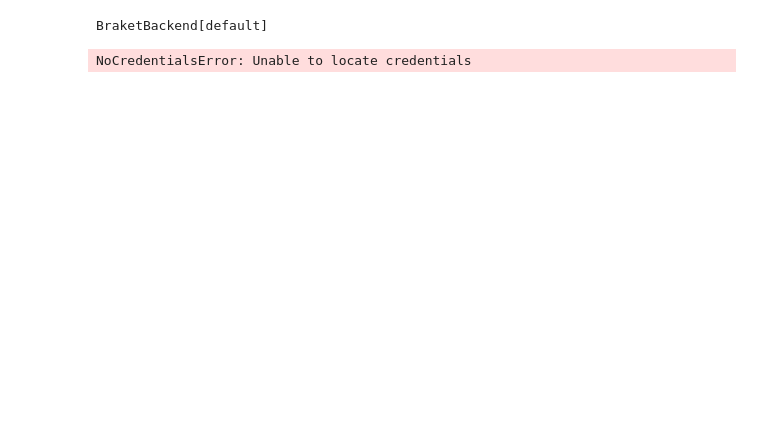
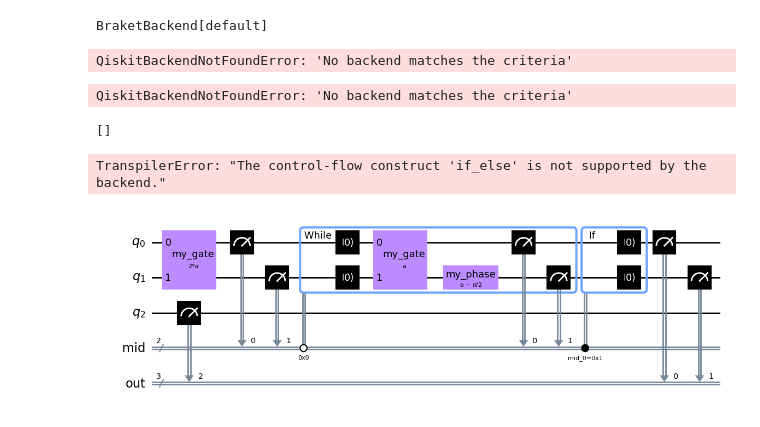
Before and after one commit to Lung-Yi/qmg, a Jupyter notebook: test_development/16_aws_backend_test.ipynb, the cells around one changed output. Cells and saved outputs as stored; diff of their text form; code cells hidden in the pictures; blank space fills up the shorter version.

```diff
--- a/test_development/16_aws_backend_test.ipynb
+++ b/test_development/16_aws_backend_test.ipynb
@@ -25,15 +27,19 @@ local_simulator
 # %% [output]
 BraketBackend[default]
 # %%
-from qiskit_braket_provider import AWSBraketProvider
+from qiskit_braket_provider import BraketProvider
 
-provider = AWSBraketProvider()
+provider = BraketProvider()
 
 # devices
-ionq_device = provider.get_backend("IonQ Device")
+# ionq_device = provider.get_backend("IonQ Device")
 
 rigetti_device = provider.get_backend("Aspen-M-1")
 
 oqc_device = provider.get_backend("Lucy")
 # %% [output]
-NoCredentialsError: Unable to locate credentials
+QiskitBackendNotFoundError: 'No backend matches the criteria'
+# %%
+Aria_1 = provider.get_backend("Aria 1")
+# %% [output]
+QiskitBackendNotFoundError: 'No backend matches the criteria'
@@ -39,0 +48,58 @@ NoCredentialsError: Unable to locate credentials
+# %%
+online_simulators_backends = provider.backends(statuses=["ONLINE"], types=["SIMULATOR"])
+online_simulators_backends
+# %% [output]
+[]
+# %%
+task = local_simulator.run(circuit, shots=10)
+results = task.result()
+plot_histogram(results.get_counts())
+# %% [output]
+TranspilerError: "The control-flow construct 'if_else' is not supported by the backend."
+# %%
+import qiskit.qasm3
+
+program = """
+    OPENQASM 3.0;
+    include "stdgates.inc";
+
+    input float[64] a;
+    qubit[3] q;
+    bit[2] mid;
+    bit[3] out;
+
+    let aliased = q[0:1];
+
+    gate my_gate(a) c, t {
+      gphase(a / 2);
+      ry(a) c;
+      cx c, t;
+    }
+    gate my_phase(a) c {
+      ctrl @ inv @ gphase(a) c;
+    }
+
+    my_gate(a * 2) aliased[0], q[{1, 2}][0];
+    measure q[0] -> mid[0];
+    measure q[1] -> mid[1];
+
+    while (mid == "00") {
+      reset q[0];
+      reset q[1];
+      my_gate(a) q[0], q[1];
+      my_phase(a - pi/2) q[1];
+      mid[0] = measure q[0];
+      mid[1] = measure q[1];
+    }
+
+    if (mid[0]) {
+      let inner_alias = q[{0, 1}];
+      reset inner_alias;
+    }
+
+    out = measure q;
+"""
+circuit = qiskit.qasm3.loads(program)
+circuit.draw("mpl")
+# %% [output]
+[figure, added]
```
Also changed, not shown: parts of 6 cells of this notebook, 5 other files.
